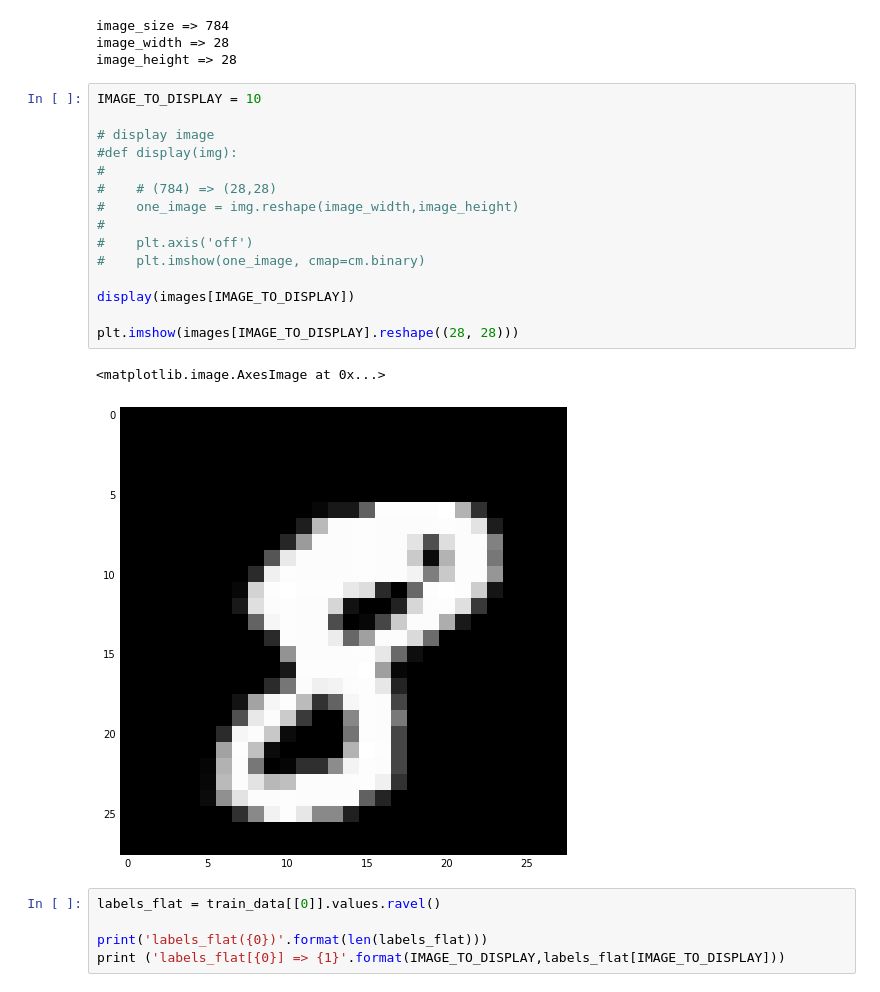
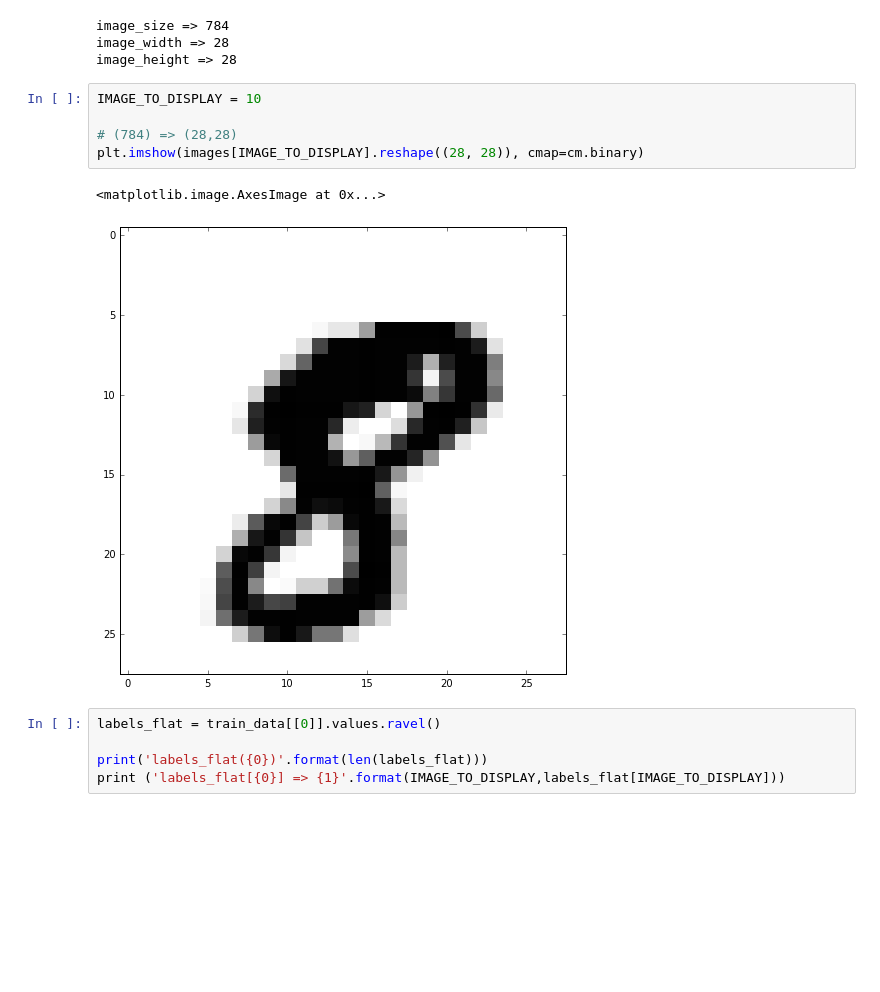
Before and after one commit to rsouza/MMD, a Jupyter notebook: notebooks/Ex02_Kaggle_Digits_Image_Processing.ipynb, the cells around one changed output. Cells and saved outputs as stored; diff of their text form; blank space fills up the shorter version.

```diff
--- a/notebooks/Ex02_Kaggle_Digits_Image_Processing.ipynb
+++ b/notebooks/Ex02_Kaggle_Digits_Image_Processing.ipynb
@@ -103,21 +128,11 @@ image_height => 28
 # %%
 IMAGE_TO_DISPLAY = 10
 
-# display image
-#def display(img):
-#
-#    # (784) => (28,28)
-#    one_image = img.reshape(image_width,image_height)
-#
-#    plt.axis('off')
-#    plt.imshow(one_image, cmap=cm.binary)
-
-display(images[IMAGE_TO_DISPLAY])
-
-plt.imshow(images[IMAGE_TO_DISPLAY].reshape((28, 28)))
+# (784) => (28,28)
+plt.imshow(images[IMAGE_TO_DISPLAY].reshape((28, 28)), cmap=cm.binary)
 # %% [output]
 <matplotlib.image.AxesImage at 0x...>
-[figure, old version]
+[figure, new version]
 # %%
 labels_flat = train_data[[0]].values.ravel()
 
```
Also changed, not shown: parts of 16 cells of this notebook.
